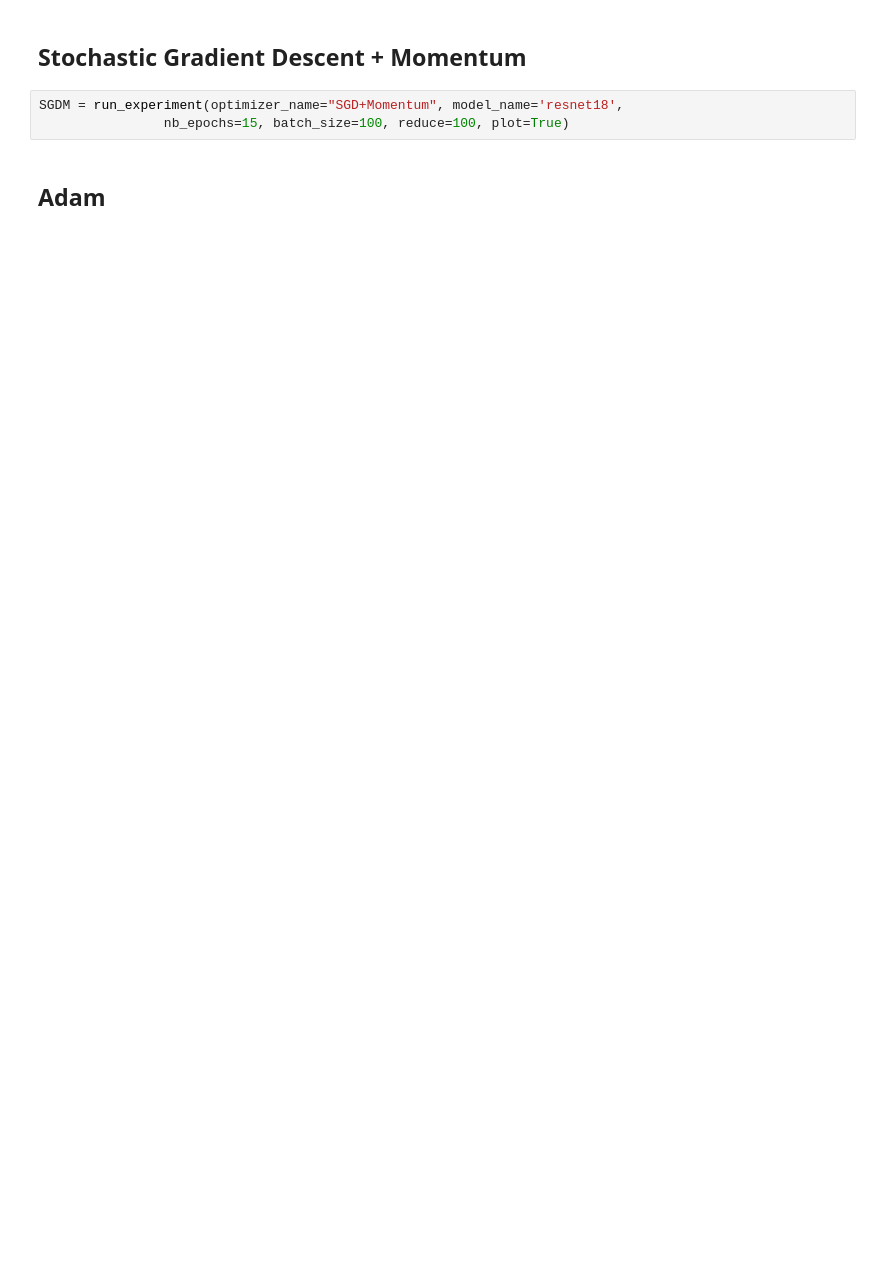
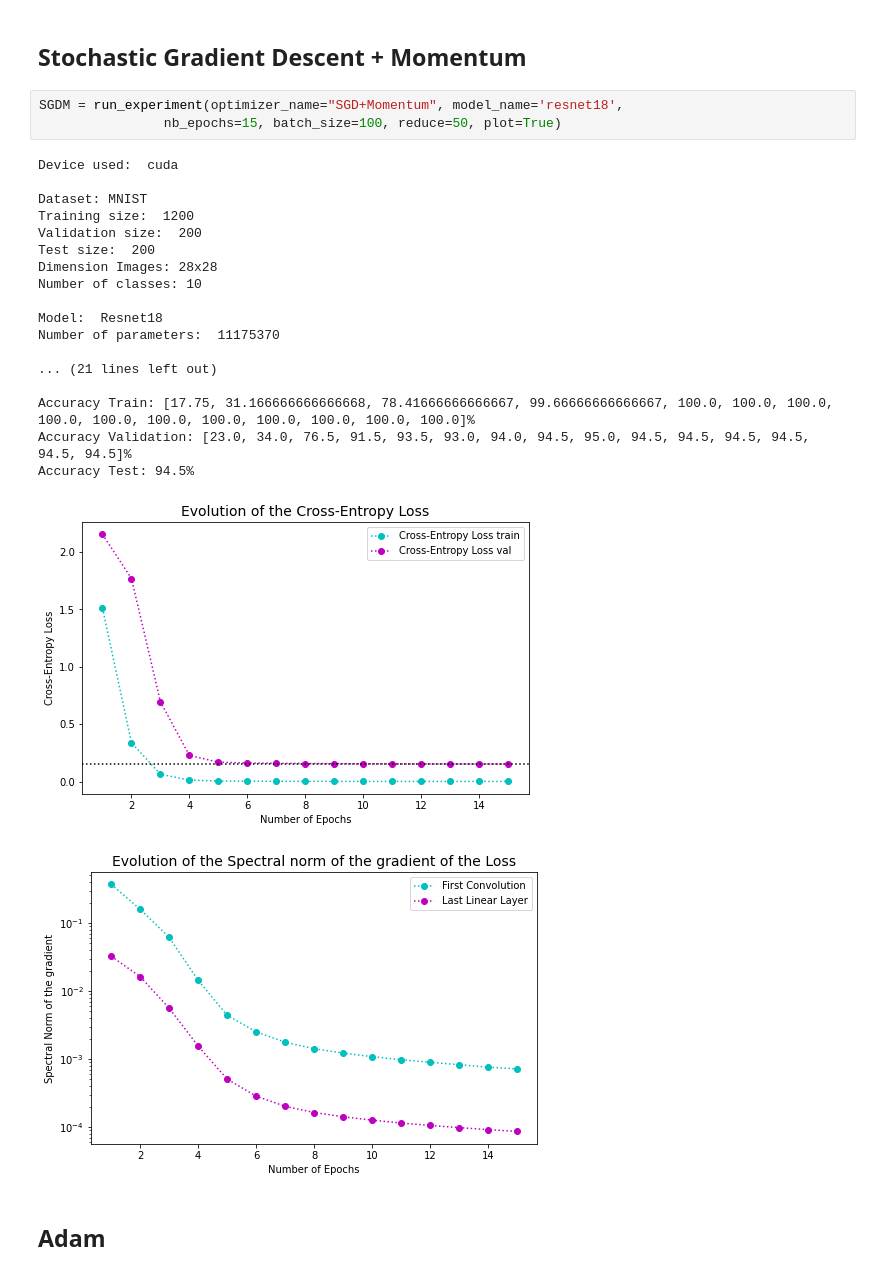
Before and after one commit to riccardocadei/adahessian, a Jupyter notebook: main.ipynb, the cells around one changed output. Drawn from its saved outputs; the diff is of its cells as text; blank space fills up the shorter version.

```diff
--- a/main.ipynb
+++ b/main.ipynb
@@ -23,7 +60,27 @@ SGD = run_experiment(optimizer_name="SGD", model_name='resnet18',
 ## Stochastic Gradient Descent + Momentum
 # %%
 SGDM = run_experiment(optimizer_name="SGD+Momentum", model_name='resnet18',
-                nb_epochs=15, batch_size=100, reduce=100, plot=True)
+                nb_epochs=15, batch_size=100, reduce=50, plot=True)
+# %% [output]
+Device used:  cuda
+
+Dataset: MNIST
+Training size:  1200
+Validation size:  200
+Test size:  200
+Dimension Images: 28x28
+Number of classes: 10
+
+Model:  Resnet18
+Number of parameters:  11175370
+
+... (21 lines left out)
+
+Accuracy Train: [17.75, 31.166666666666668, 78.41666666666667, 99.66666666666667, 100.0, 100.0, 100.0, 100.0, 100.0, 100.0, 100.0, 100.0, 100.0, 100.0, 100.0]%
+Accuracy Validation: [23.0, 34.0, 76.5, 91.5, 93.5, 93.0, 94.0, 94.5, 95.0, 94.5, 94.5, 94.5, 94.5, 94.5, 94.5]%
+Accuracy Test: 94.5%
+[figure, added]
+[figure, added]
 # %% [markdown]
 ## Adam
 # %%
```
Also changed, not shown: parts of 11 cells of this notebook.
